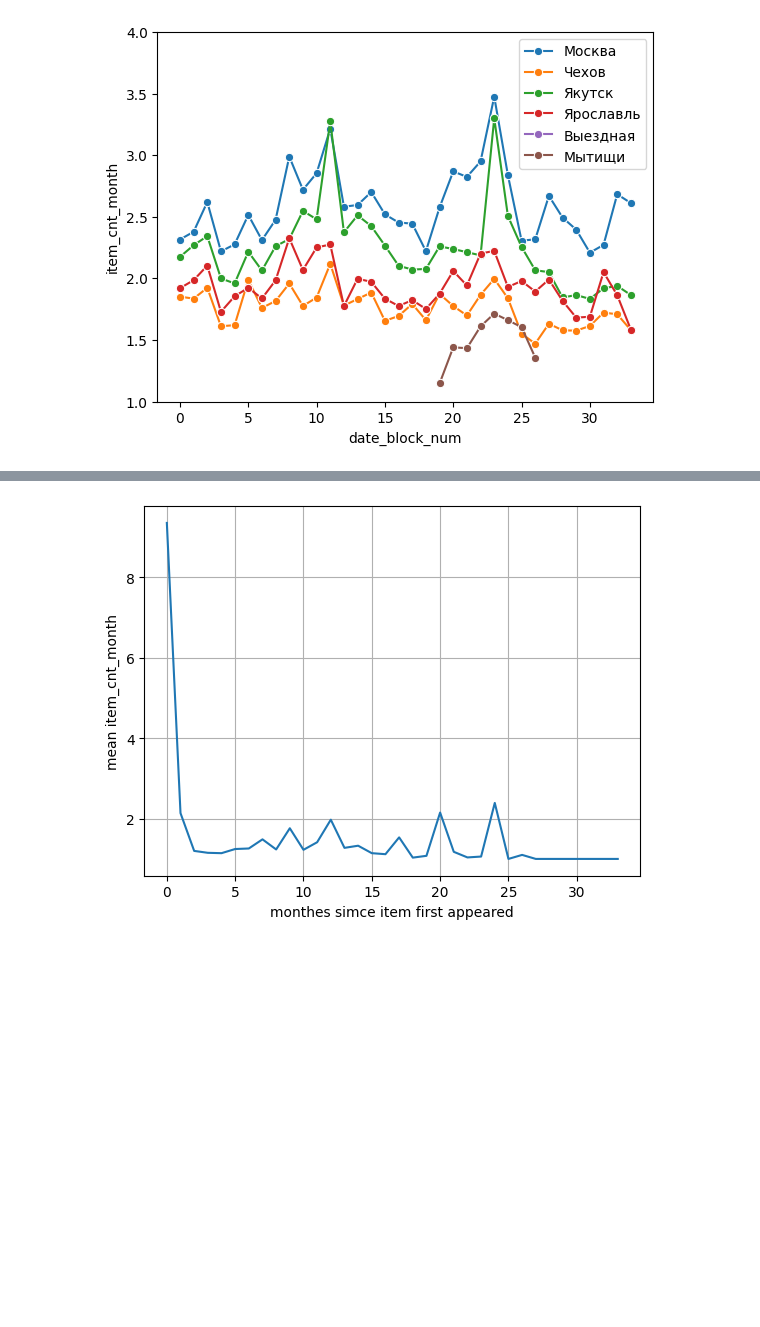
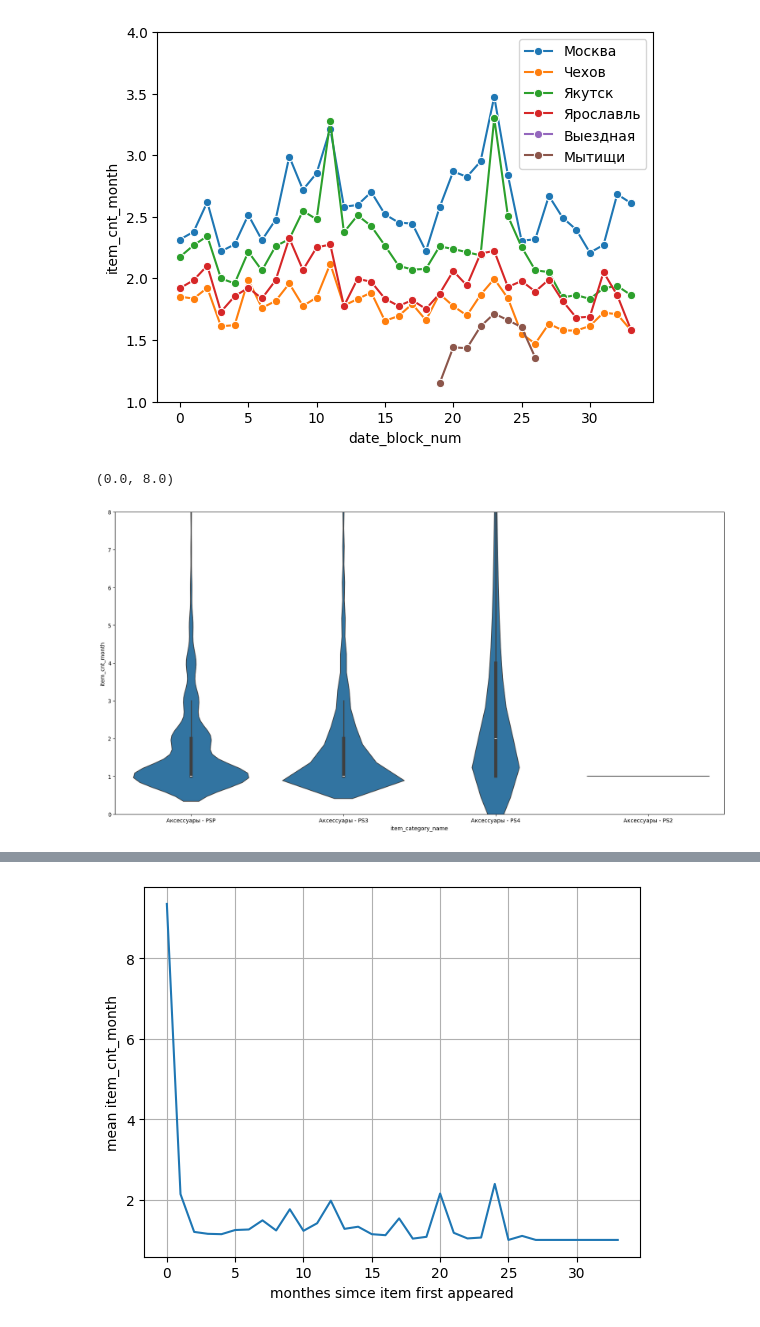
Before and after one commit to valera2444/FutureSalesPrediction, a Jupyter notebook: EDA/EDA_tendencies.ipynb, the cells around one changed output, grey strips where cells are left out. Cells and saved outputs as stored; diff of their text form; code cells hidden in the pictures; blank space fills up the shorter version.

Commit message:
DS-1.2 EDA Changed: - Plots for shops and categories added

```diff
--- a/EDA/EDA_tendencies.ipynb
+++ b/EDA/EDA_tendencies.ipynb
@@ -185,3 +185,13 @@ plt.ylim(1,4)
 # %% [output]
 (1.0, 4.0)
 [figure]
+# %%
+#Difference between categories inside Аксессуары super_category
+plt.figure(figsize=(20,10))
+selected_categories = ['Аксессуары - PSP','Аксессуары - PS2','Аксессуары - PS3','Аксессуары - PS4']
+merged_selected = merged[merged['item_category_name'].isin(selected_categories)]
+sns.violinplot(data=merged_selected, x='item_category_name', y='item_cnt_month')
+plt.ylim(0,8)
+# %% [output]
+(0.0, 8.0)
+[figure, added]
```
Also changed, not shown: parts of 5 cells of this notebook.
